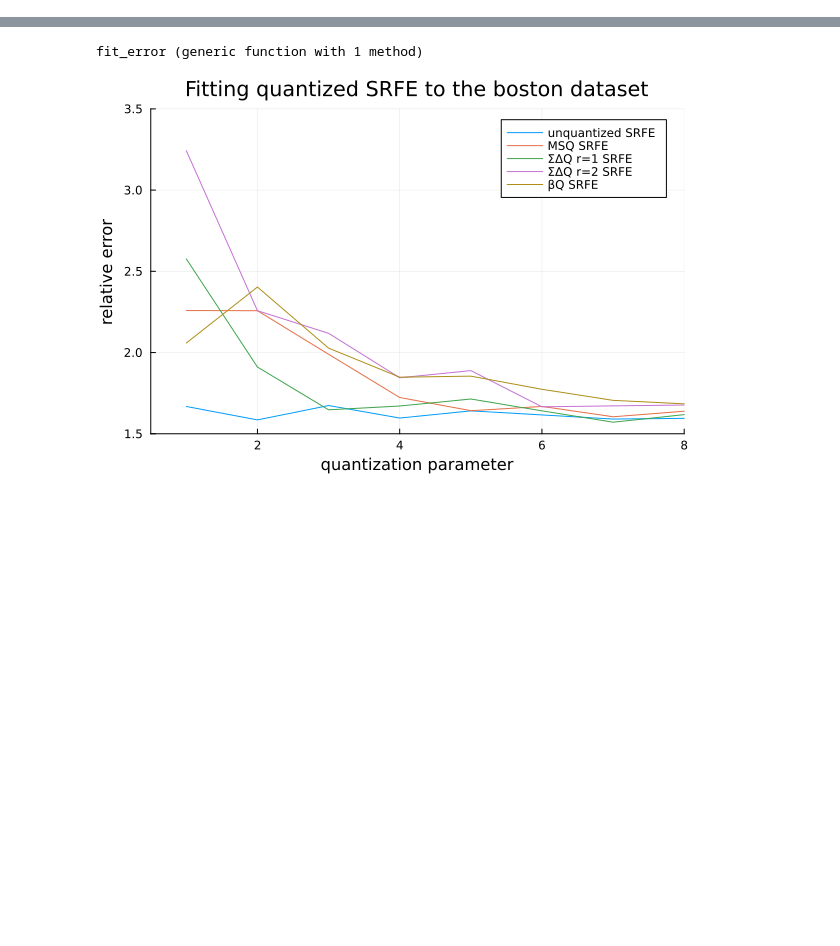
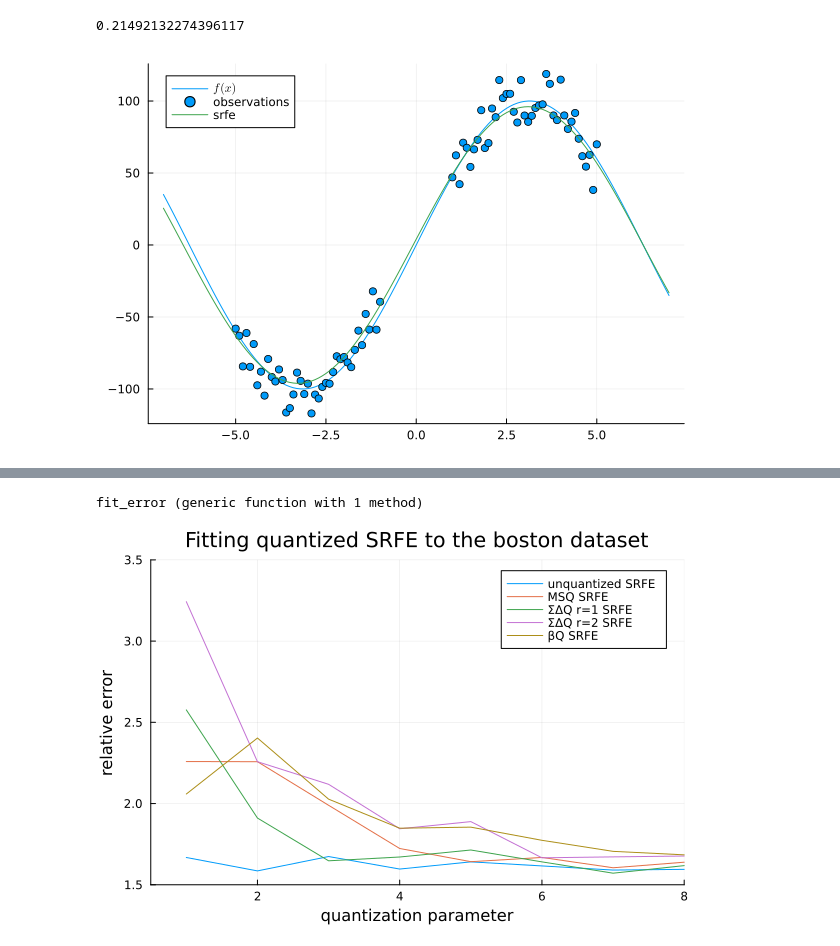
Before and after one commit to grsbe/qsrfe, a Jupyter notebook: modeltests.ipynb, the cells around one changed output, grey strips where cells are left out. Saved outputs shown, nothing was run; the diff lists cells and outputs as text; code cells hidden in the pictures; blank space fills up the shorter version.

```diff
--- a/modeltests.ipynb
+++ b/modeltests.ipynb
@@ -28,6 +32,36 @@ Y = [f(X[i,:]) for i in 1:m]
 
 Xtest = rand(Normal(0.0,γ),(m,d))
 Ytest = [f(Xtest[i,:]) for i in 1:m]
+# %%
+#one dim toy
+f_truth(x) = 100*sin(x/2)
+
+x_train = vcat(collect(-5:0.1:-1),collect(1:0.1:5))[:,:]
+x_test = vec(-7:0.1:7)[:,:]
+
+noise = rand(Normal(0.0,10), length(x_train))
+y_train = vec(f_truth.(x_train) + noise)
+y_test = vec(f_truth.(x_test))
+
+
+
+
+λ = 3
+N=10000
+func=rff
+c, ω, ζ = fit_srfe(x_train,y_train,λ,N,func;σ2=1,q=0, quantization=0,K=1,r=1,max_iter=30000)
+y_pred = compute_featuremap(x_test,ω,func,ζ) * c
+print(rel_error(y_pred,y_test))
+plot(x_test, y_test; label=raw"$f(x)$")
+scatter!(x_train, y_train; seriescolor=1, label="observations")
+plot!(x_test, y_pred; label="srfe")
+
+
+#plot(c)
+##########
+# %% [output]
+0.21492132274396117
+[figure, added]
 # %%
 #boston dataset
 bX, bY = @load_boston
```
Also changed, not shown: parts of 10 cells of this notebook, 1 other file.
